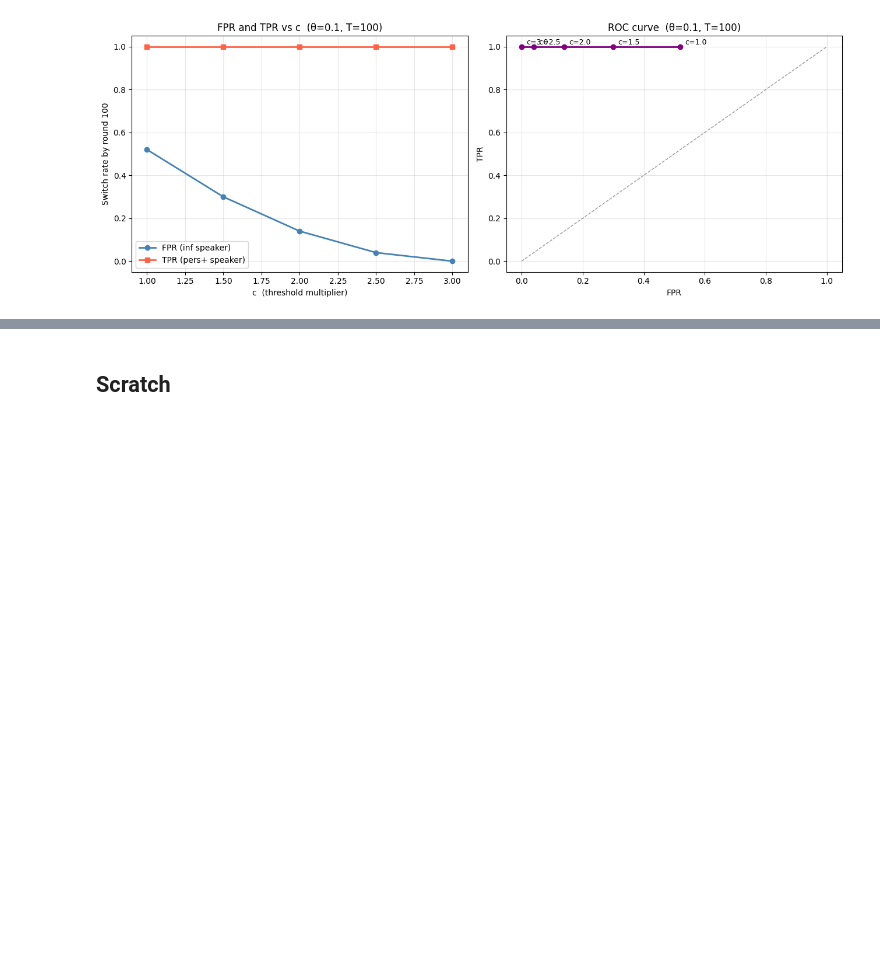
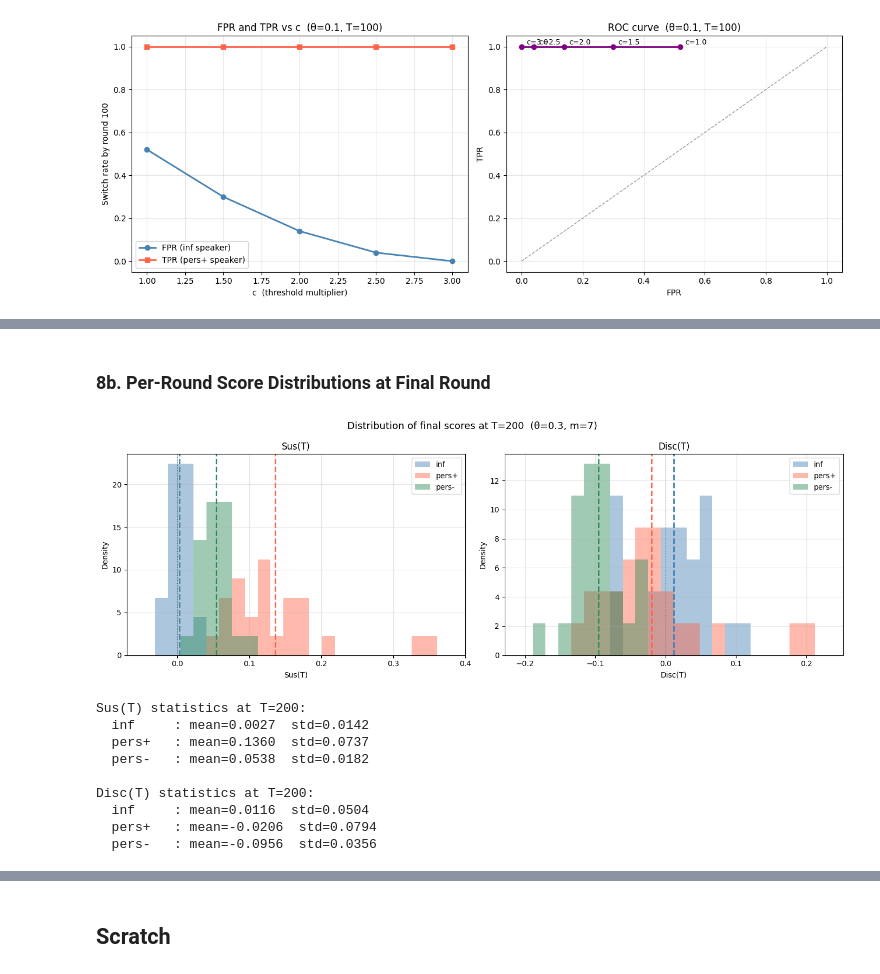
Before and after one commit to keremoner/argumentative-awareness, a Jupyter notebook: rsa/suspicion_analysis.ipynb, the cells around one changed output, grey strips where cells are left out. Cells and saved outputs as stored; diff of their text form; code cells hidden in the pictures; blank space fills up the shorter version.

```diff
--- a/rsa/suspicion_analysis.ipynb
+++ b/rsa/suspicion_analysis.ipynb
@@ -451,0 +528,51 @@ plt.show()
+# %% [markdown]
+### 8b. Per-Round Score Distributions at Final Round
+# %%
+fig, axes = plt.subplots(1, 2, figsize=(14, 5))
+fig.suptitle(f'Distribution of final scores at T={ROUNDS}  (θ={THETA}, m={M})', fontsize=13)
+
+for ax, key, title in [
+    (axes[0], 'sus_running',  'Sus(T)'),
+    (axes[1], 'disc_running', 'Disc(T)'),
+]:
+    vals_inf  = cmp_inf[key][:, -1]
+    vals_high = cmp_high[key][:, -1]
+    vals_low  = cmp_low[key][:, -1]
+
+    all_vals = np.concatenate([vals_inf, vals_high, vals_low])
+    bins = np.linspace(all_vals.min() - 0.02, all_vals.max() + 0.02, 25)
+
+    ax.hist(vals_inf,  bins=bins, alpha=0.45, color='steelblue', label='inf',   density=True)
+    ax.hist(vals_high, bins=bins, alpha=0.45, color='tomato',    label='pers+',  density=True)
+    ax.hist(vals_low,  bins=bins, alpha=0.45, color='seagreen',  label='pers-',  density=True)
+    for v, c, l in [(vals_inf, 'steelblue', 'inf'),
+                     (vals_high, 'tomato', 'pers+'),
+                     (vals_low, 'seagreen', 'pers-')]:
+        ax.axvline(v.mean(), color=c, lw=2, ls='--')
+    ax.axvline(0, color='k', lw=0.8, ls=':', alpha=0.5)
+    ax.set_xlabel(title)
+    ax.set_ylabel('Density')
+    ax.set_title(title)
+    ax.legend()
+    ax.grid(True, alpha=0.3)
+
+plt.tight_layout()
+plt.show()
+
+# Print statistics
+for label, key in [('Sus(T)', 'sus_running'), ('Disc(T)', 'disc_running')]:
+    print(f'\n{label} statistics at T={ROUNDS}:')
+    for cmp, psi in [(cmp_inf, 'inf'), (cmp_high, 'pers+'), (cmp_low, 'pers-')]:
+        v = cmp[key][:, -1]
+        print(f'  {psi:8s}: mean={v.mean():.4f}  std={v.std():.4f}')
+# %% [output]
+[figure, added]
+Sus(T) statistics at T=200:
+  inf     : mean=0.0027  std=0.0142
+  pers+   : mean=0.1360  std=0.0737
+  pers-   : mean=0.0538  std=0.0182
+
+Disc(T) statistics at T=200:
+  inf     : mean=0.0116  std=0.0504
+  pers+   : mean=-0.0206  std=0.0794
+  pers-   : mean=-0.0956  std=0.0356
```
Also changed, not shown: parts of 11 cells of this notebook, 3 other files.
